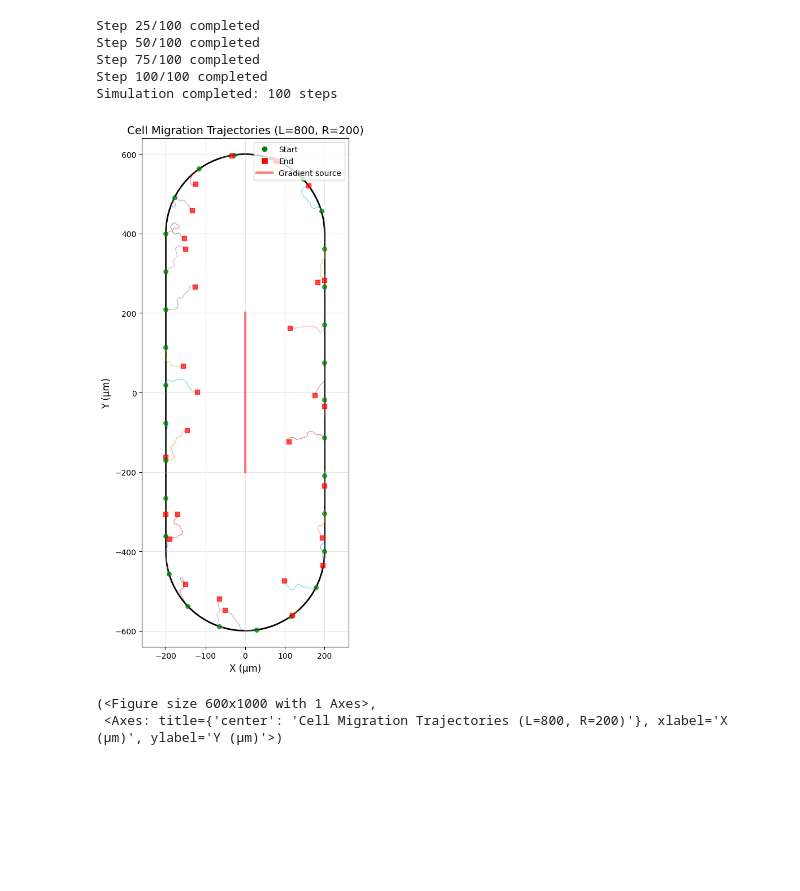
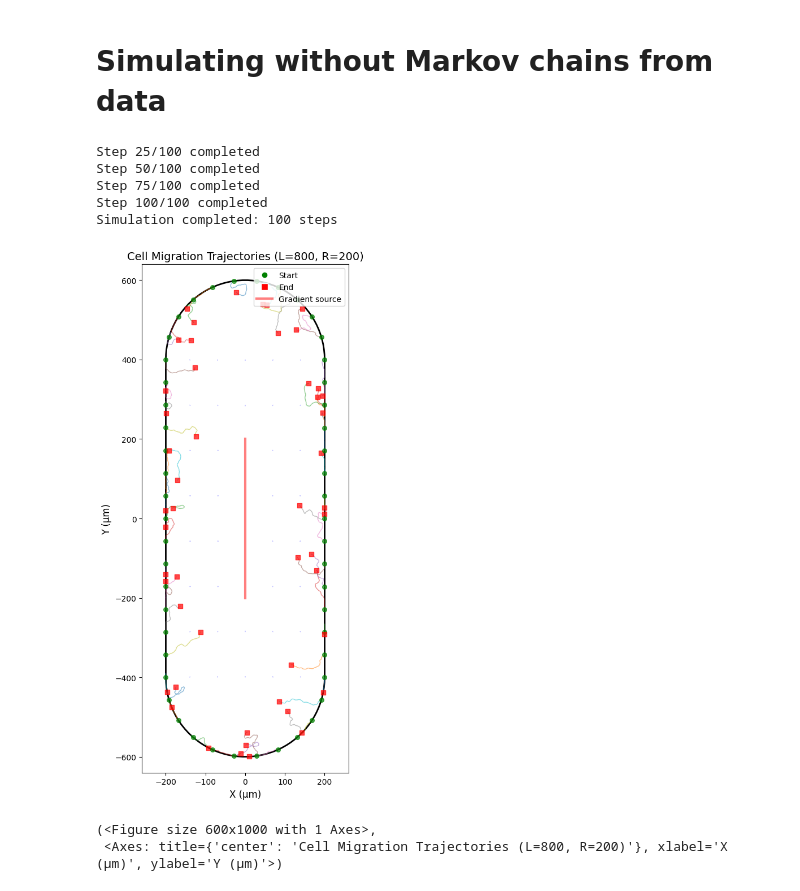
Before and after one commit to puginarug/MCmigrate, a Jupyter notebook: running_sim_in_nb.ipynb, the cells around one changed output. Drawn from its saved outputs; the diff is of its cells as text; code cells hidden in the pictures; blank space fills up the shorter version.

```diff
--- a/running_sim_in_nb.ipynb
+++ b/running_sim_in_nb.ipynb
@@ -5,31 +6,47 @@ import matplotlib.pyplot as plt
+# %%
+# Set the style for Seaborn plots
+sns.set_theme(style="white", rc={"axes.labelsize": 22, "xtick.labelsize": 18, "ytick.labelsize": 18})
+sns.set_context("talk", font_scale=1.5)
+
+# Get 4 distinct colors from Seaborn's Set2 palette
+colors = sns.color_palette("colorblind", 4)
+
+# Assign colors to each dataset
+color_map = {
+    "3D Manual Tracking": colors[1],
+    "3D BTrack Tracking": colors[3],
+    "2D BTrack Tracking": colors[2],
+    "Simulation": colors[0],
+}
+# %% [markdown]
+# Simulating without Markov chains from data
 # %%
 from simulation import Simulation
 from visualization import plot_trajectories, create_animation, plot_cell_statistics
-from analysis import calculate_dacf, calculate_msd
-
+from analysis import calculate_autocorrelation, calculate_msd
 
 # Create simulation with proper stadium parameters
 sim = Simulation(
-    n_cells=30,
+    n_cells=50,
     stadium_L=800,          # Length of straight walls
     stadium_R=200,          # Radius of semicircles
     source_length=400,      # Length of gradient line source
-    chemotaxis_strength=-0.3,
+    chemotaxis_strength=0.0,
     repulsion_strength=0.2,
-    initial_distribution='perimeter'
+    starting_positions='perimeter'
 )
 
 # Run simulation
 sim.run(n_steps=100)
 
 # Visualize
 plot_trajectories(sim)
 # %% [output]
 Step 25/100 completed
 Step 50/100 completed
 Step 75/100 completed
 Step 100/100 completed
 Simulation completed: 100 steps
-[figure, old version]
+[figure, new version]
 (<Figure size 600x1000 with 1 Axes>,
  <Axes: title={'center': 'Cell Migration Trajectories (L=800, R=200)'}, xlabel='X (μm)', ylabel='Y (μm)'>)
```
Also changed, not shown: parts of 15 cells of this notebook, 8 other files.
